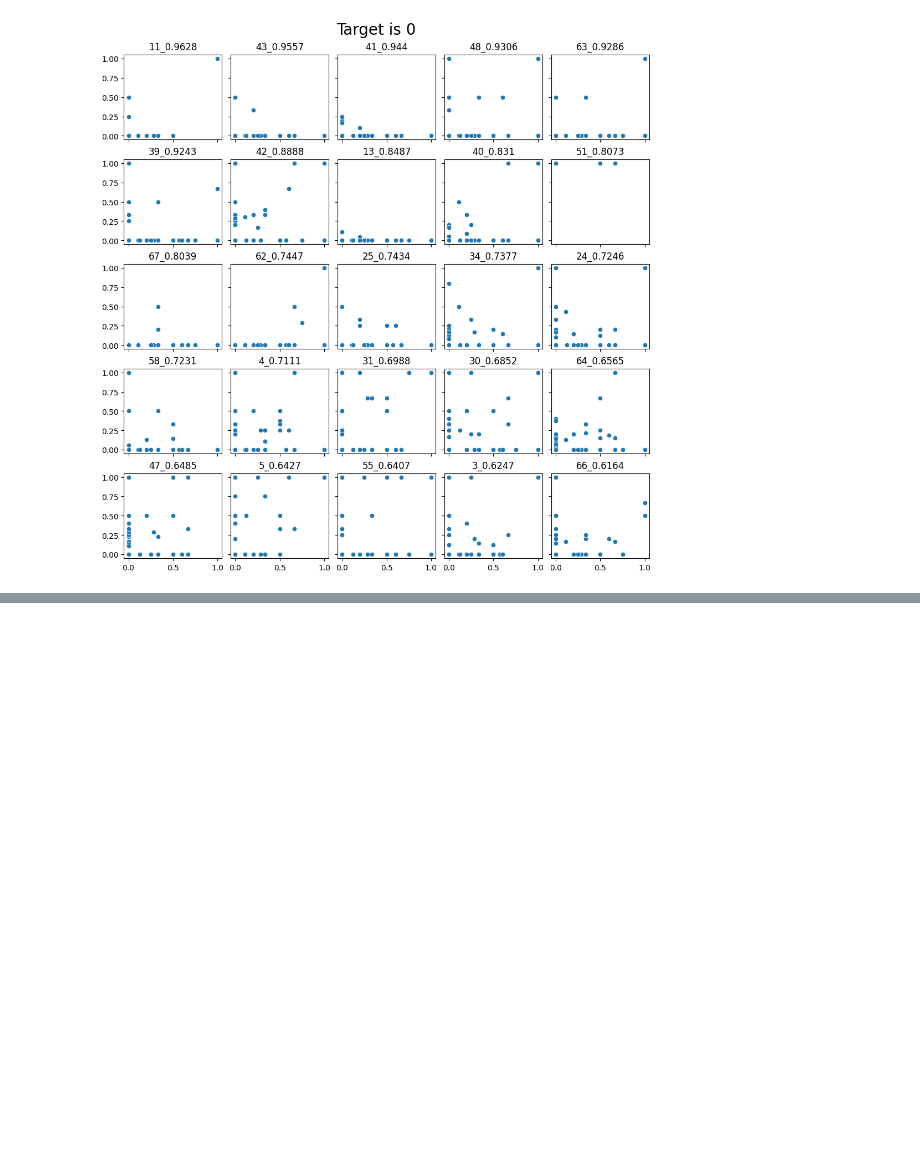
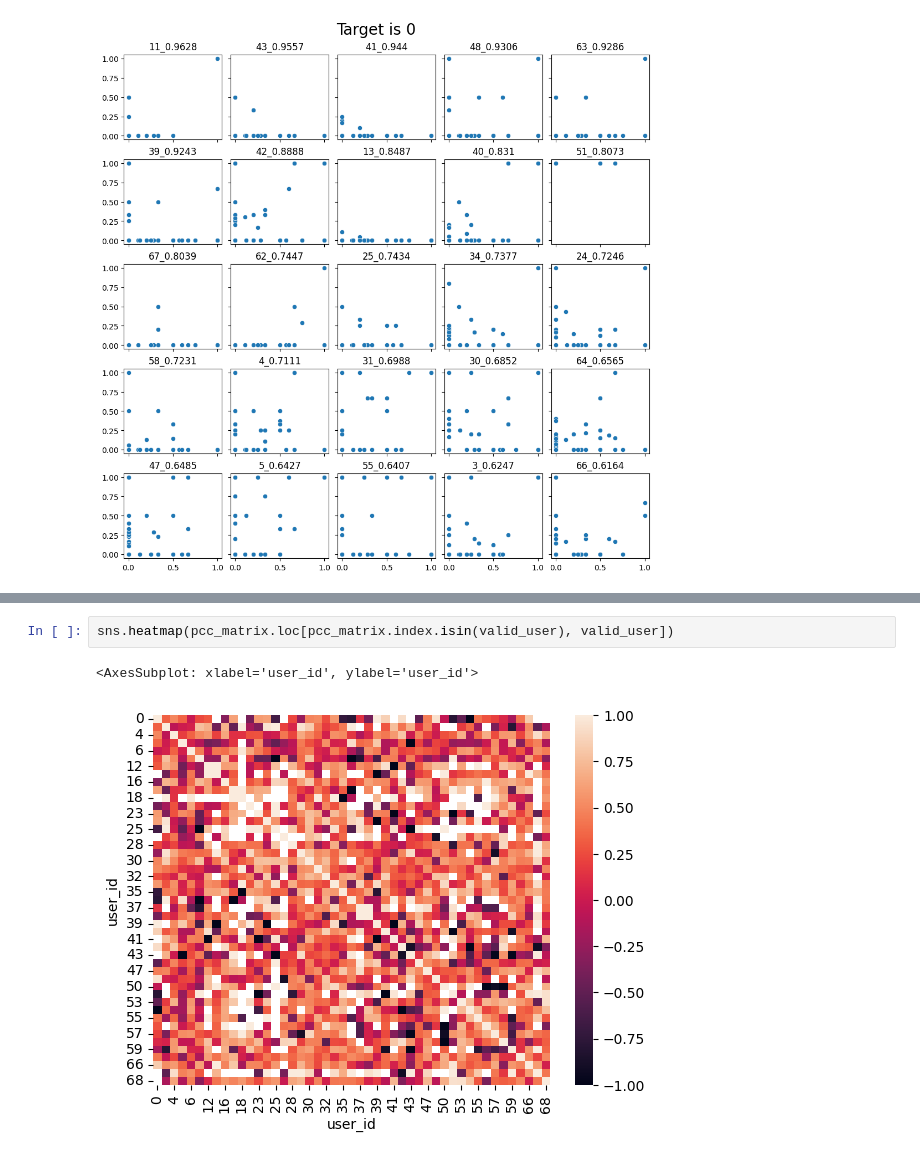
Before and after one commit to csLee94/project_notebook, a Jupyter notebook: collaborative_filtering/notebooks/get_eda.ipynb, the cells around one changed output, grey strips where cells are left out. Cells and saved outputs as stored; diff of their text form; blank space fills up the shorter version.

```diff
--- a/collaborative_filtering/notebooks/get_eda.ipynb
+++ b/collaborative_filtering/notebooks/get_eda.ipynb
@@ -246,0 +305,5 @@ Text(0.5, 0.98, 'Target is 0')
+# %%
+sns.heatmap(pcc_matrix.loc[pcc_matrix.index.isin(valid_user), valid_user])
+# %% [output]
+<AxesSubplot: xlabel='user_id', ylabel='user_id'>
+[figure, added]
```
Also changed, not shown: parts of 11 cells of this notebook.
